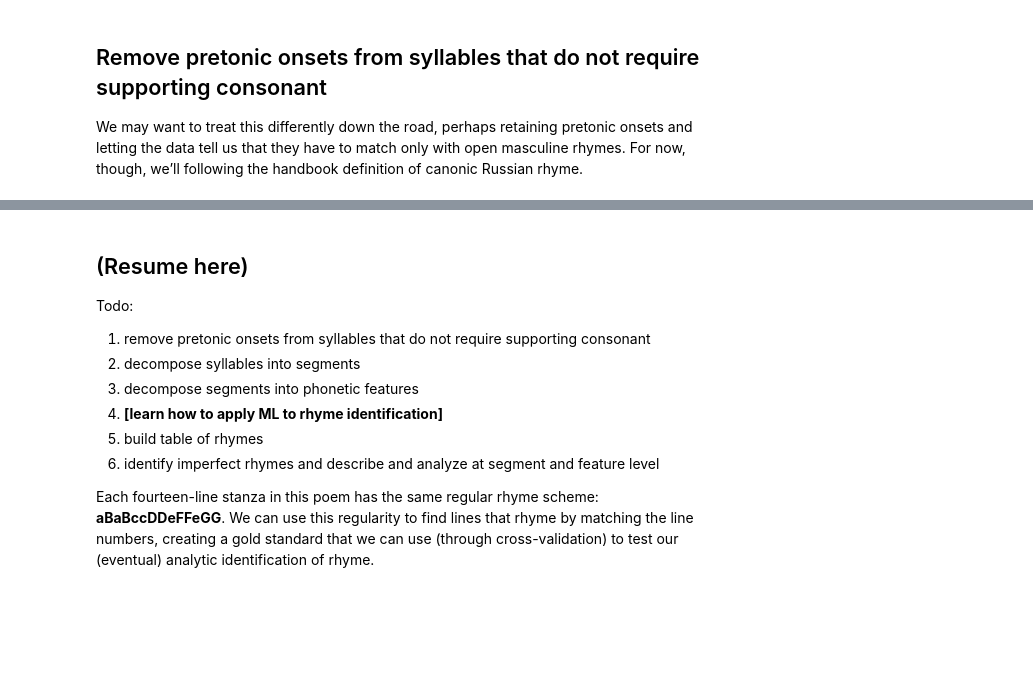
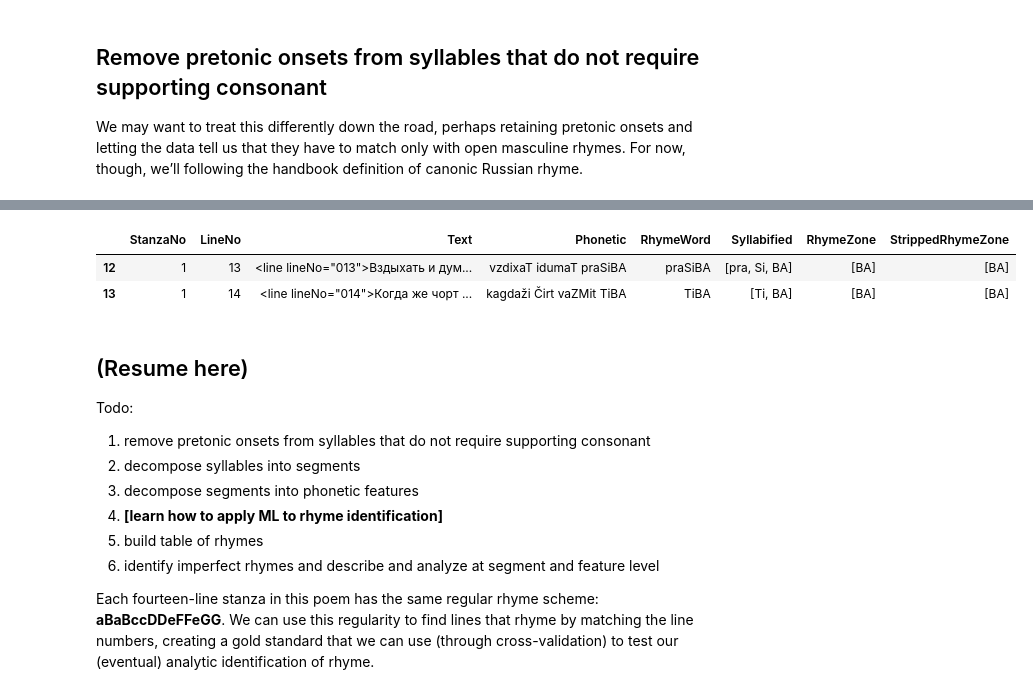
Before and after one commit to Data-Science-for-Linguists-2019/russian_rhyme, a Jupyter notebook: progress_report_2.ipynb, the cells around one changed output, grey strips where cells are left out. Cells and saved outputs as stored; diff of their text form; code cells hidden in the pictures; blank space fills up the shorter version.

Commit message:
improve reporting of strip_onset() in nodebook 2

```diff
--- a/progress_report_2.ipynb
+++ b/progress_report_2.ipynb
@@ -234,6 +235,12 @@ df.head(14)
 | 11 | 1 | 12 | <line lineNo="012">Печально подно... | PiČiLna padnaSiT LikArstva | LikArstva | [Li, kAr, stva] | [kAr, stva] | [Ar, stva] |
 | 12 | 1 | 13 | <line lineNo="013">Вздыхать и дум... | vzdixaT idumaT praSiBA | praSiBA | [pra, Si, BA] | [BA] | [BA] |
 | 13 | 1 | 14 | <line lineNo="014">Когда же чорт ... | kagdaži Čirt vaZMit TiBA | TiBA | [Ti, BA] | [BA] | [BA] |
+# %%
+df.loc[12:13]
+# %% [output]
+|  | StanzaNo | LineNo | Text | Phonetic | RhymeWord | Syllabified | RhymeZone | StrippedRhymeZone |
+| 12 | 1 | 13 | <line lineNo="013">Вздыхать и дум... | vzdixaT idumaT praSiBA | praSiBA | [pra, Si, BA] | [BA] | [BA] |
+| 13 | 1 | 14 | <line lineNo="014">Когда же чорт ... | kagdaži Čirt vaZMit TiBA | TiBA | [Ti, BA] | [BA] | [BA] |
 # %% [markdown]
 ## (Resume here)
 
```
Also changed, not shown: parts of 1 cell of this notebook.
